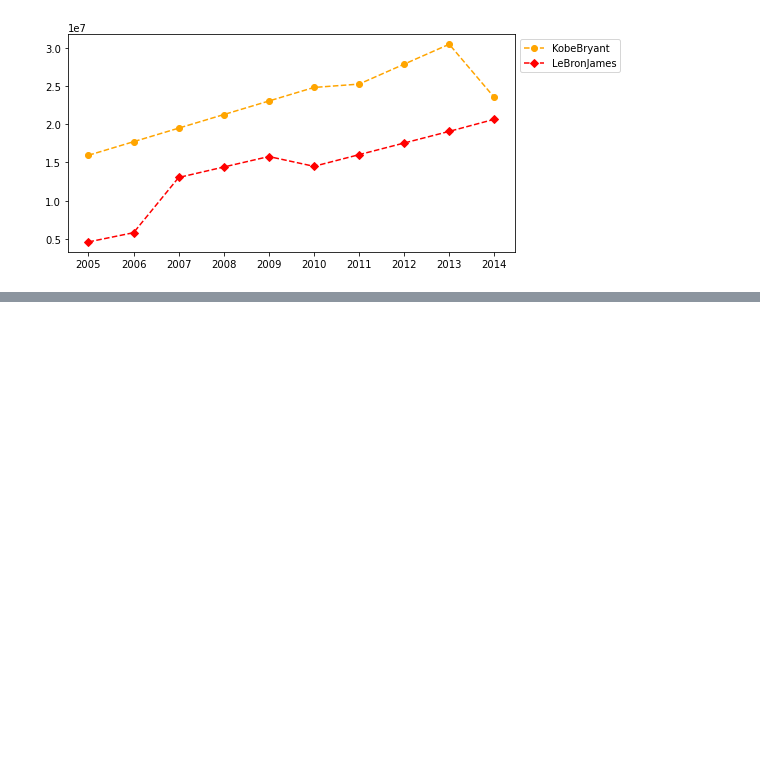
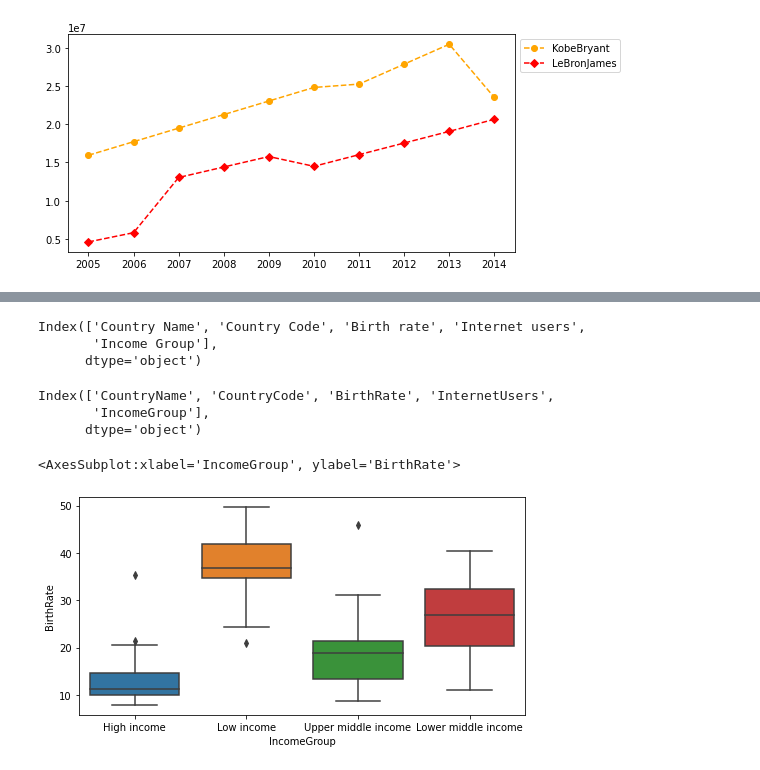
Before and after one commit to sancara/python-a-z, a Jupyter notebook: Exercises.ipynb, the cells around one changed output, grey strips where cells are left out. Drawn from its saved outputs; the diff is of its cells as text; code cells hidden in the pictures; blank space fills up the shorter version.

Commit message:
Finish Data Frames section

```diff
--- a/Exercises.ipynb
+++ b/Exercises.ipynb
@@ -441,0 +429,6 @@ Index(['CountryName', 'CountryCode', 'BirthRate', 'InternetUsers',
+# %%
+df.columns
+# %% [output]
+Index(['Country Name', 'Country Code', 'Birth rate', 'Internet users',
+       'Income Group'],
+      dtype='object')
@@ -441,0 +437,11 @@ Index(['CountryName', 'CountryCode', 'BirthRate', 'InternetUsers',
+# %%
+df.columns
+# %% [output]
+Index(['CountryName', 'CountryCode', 'BirthRate', 'InternetUsers',
+       'IncomeGroup'],
+      dtype='object')
+# %%
+sns.boxplot(data=df, x="IncomeGroup", y="BirthRate" )
+# %% [output]
+<AxesSubplot:xlabel='IncomeGroup', ylabel='BirthRate'>
+[figure, added]
```
Also changed, not shown: parts of 32 cells of this notebook.
